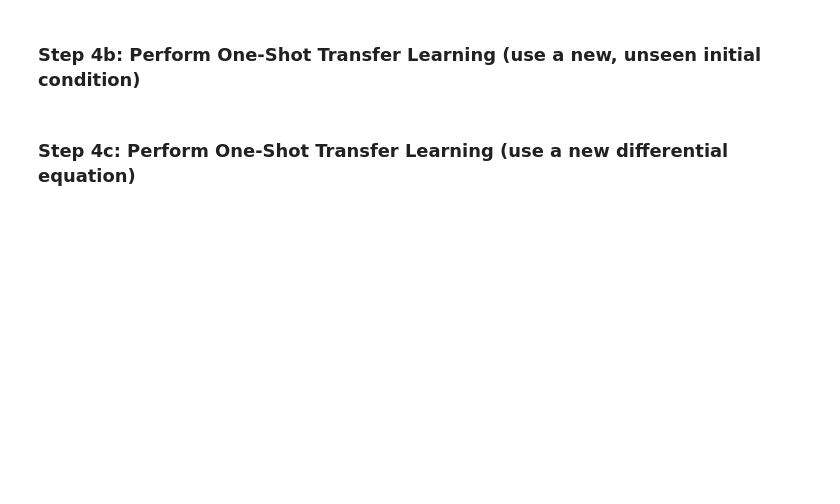
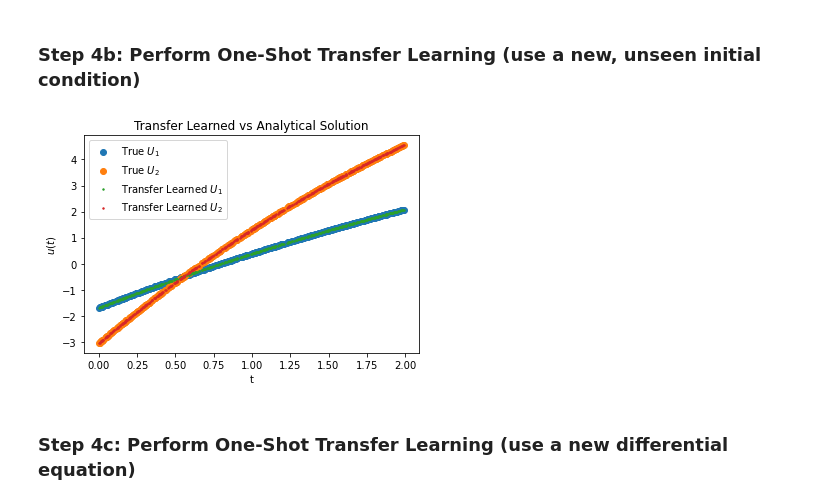
Before and after one commit to Hari-Raval/Harvard-Thesis, a Jupyter notebook: src/transfer_learning_two_linear_ode/system_linear_ode_with_transfer_learning-v5.ipynb, the cells around one changed output. Drawn from its saved outputs; the diff is of its cells as text; code cells hidden in the pictures; blank space fills up the shorter version.

```diff
--- a/src/transfer_learning_two_linear_ode/system_linear_ode_with_transfer_learning-v5.ipynb
+++ b/src/transfer_learning_two_linear_ode/system_linear_ode_with_transfer_learning-v5.ipynb
@@ -534,10 +572,13 @@ M_inv, W_out = analytically_compute_weights(dH_dt_new, H, H_0, t_eval, v, A, for
 ### Step 4b: Perform One-Shot Transfer Learning (use a new, unseen initial condition)
 # %%
 # choose new initial condition that has not been trained on (harder case)
-v_transfer = torch.tensor([[0.69], [0.05], [0.23]])
+v_transfer = torch.tensor([[-1.69], [-3.05]])
+
 # compute the transfer learned solution
-W_out_transfer = torch.matmul(torch.matmul(M_inv, H_0.T), v_transfer)
-plot_transfer_learned_and_analytical(H, W_out_transfer, t_eval, v_transfer, num_equations, true_funct)
+W_out_transfer = torch.matmul(M_inv, force_terms + torch.matmul(H_0.T, v_transfer))
+plot_transfer_learned_and_analytical(H, W_out_transfer, t_eval, v_transfer, A, force, num_equations, true_funct)
+# %% [output]
+[figure, added]
 # %% [markdown]
 ### Step 4c: Perform One-Shot Transfer Learning (use a new differential equation)
 # %%
```
Also changed, not shown: parts of 23 cells of this notebook.
